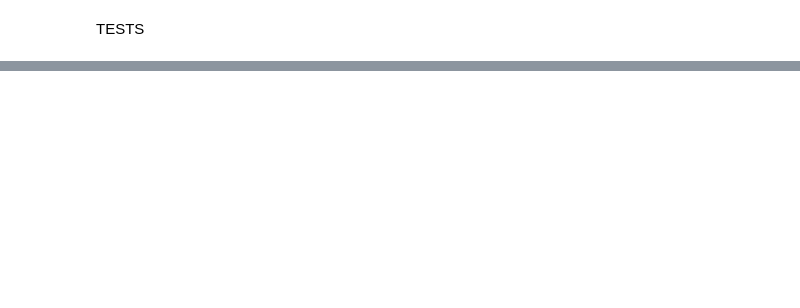
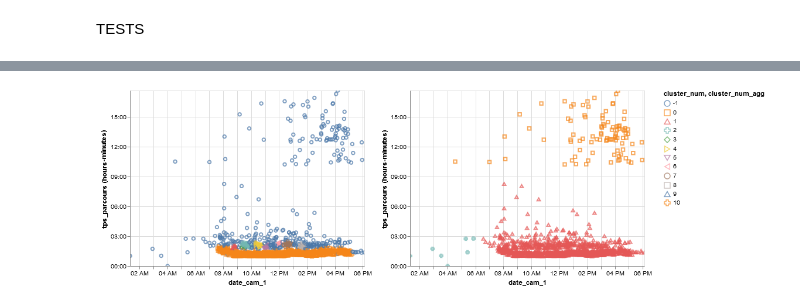
Before and after one commit to nantodevison/lapi, a Jupyter notebook: Carto_Lapi/Analyse/pour_test_travail.ipynb, the cells around one changed output, grey strips where cells are left out. Cells and saved outputs as stored; diff of their text form; code cells hidden in the pictures; blank space fills up the shorter version.

```diff
--- a/Carto_Lapi/Analyse/pour_test_travail.ipynb
+++ b/Carto_Lapi/Analyse/pour_test_travail.ipynb
@@ -467,0 +487,46 @@ Timedelta('0 days 01:21:00')
+# %%
+a660_n10=dico_od.loc[dico_od['o_d']=='N10-A63'].copy()
+a660_n10=a660_n10[a660_n10.apply(lambda x : x['date_cam_1'].to_period('D')==pd.Period('2019-01-29',freq='D'), axis=1)].reset_index().drop('index', axis=1)
+a660_n10.tps_parcours=pd.to_datetime('2018-01-28')+a660_n10.tps_parcours
+# %%
+donnees_src=a660_n10.loc[:,['date_cam_1','tps_parcours']].copy() #isoler les données necessaires
+#temps_int=((pd.to_datetime('2018-01-28')+donnees_src['tps_parcours'])-pd.Timestamp("1970-01-01")) // pd.Timedelta('1s')
+liste_date=a660_n10.date_cam_1.apply(lambda x :(x - pd.Timestamp("1970-01-01")) // pd.Timedelta('1s'))
+liste_valeur=a660_n10.tps_parcours.apply(lambda x :(x - pd.Timestamp("1970-01-01")) // pd.Timedelta('1s'))
+liste=[[liste_date[i],liste_valeur[i]] for i in range(len(liste_valeur))]
+donnnes = temps_int.values
+matrice=donnnes.reshape(-1, 1)
+clustering=DBSCAN(eps=725, min_samples=10).fit(liste)
+labels = clustering.labels_
+n_clusters_ = len(set(labels)) - (1 if -1 in labels else 0)
+results = pd.DataFrame(pd.DataFrame([donnees_src.index,labels]).T)
+results.columns = ['index_base', 'cluster_num']
+results = pd.merge(results,a660_n10, left_on='index_base', right_index=True )
+
+#results.tps_parcours=pd.to_datetime('2018-01-01')+results.tps_parcours
+graph_tps_parcours1 = alt.Chart(results).mark_point().encode(
+                            x='date_cam_1',
+                            y='hoursminutes(tps_parcours)',
+                            color='cluster_num:N',
+                            shape='cluster_num:N',
+                            tooltip='hoursminutes(tps_parcours)').interactive()
+
+connectivity = kneighbors_graph(liste, n_neighbors=5, include_self=False)
+ward = AgglomerativeClustering(n_clusters=3,
+                               linkage='average').fit(liste)
+label_agg = ward.labels_
+resultas = pd.DataFrame(pd.DataFrame([donnees_src.index,label_agg]).T)
+resultas.columns = ['index_base', 'cluster_num_agg']
+resultas = pd.merge(resultas,a660_n10, left_on='index_base', right_index=True )
+#resultas.tps_parcours=pd.to_datetime('2018-01-01')+results.tps_parcours
+graph_tps_parcours2 = alt.Chart(resultas).mark_point().encode(
+                            x='date_cam_1',
+                            y='hoursminutes(tps_parcours)',
+                            color='cluster_num_agg:N',
+                            shape='cluster_num_agg:N',
+                            tooltip='hoursminutes(tps_parcours)').interactive()
+
+
+graph_tps_parcours1 | graph_tps_parcours2
+# %% [output]
+[figure, added]
```
Also changed, not shown: parts of 23 cells of this notebook, 1 other file.
